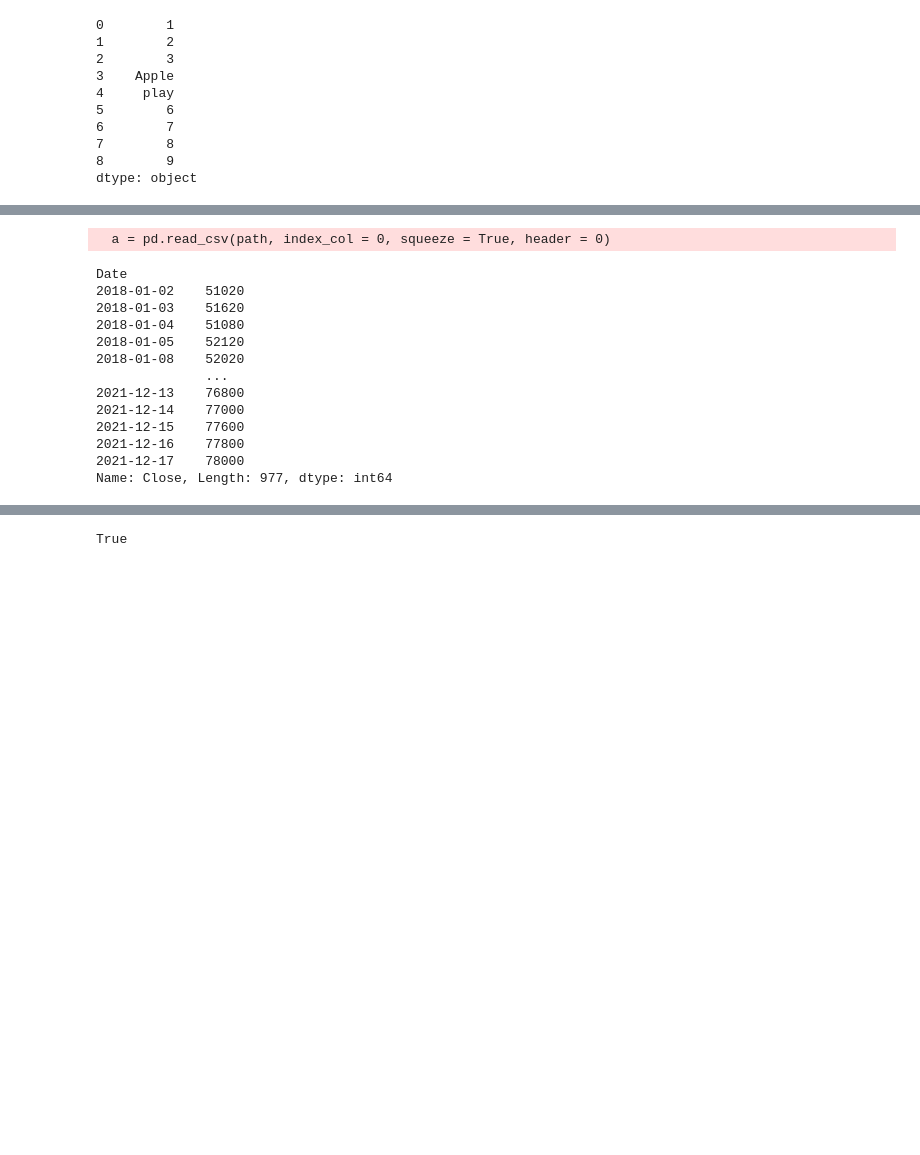
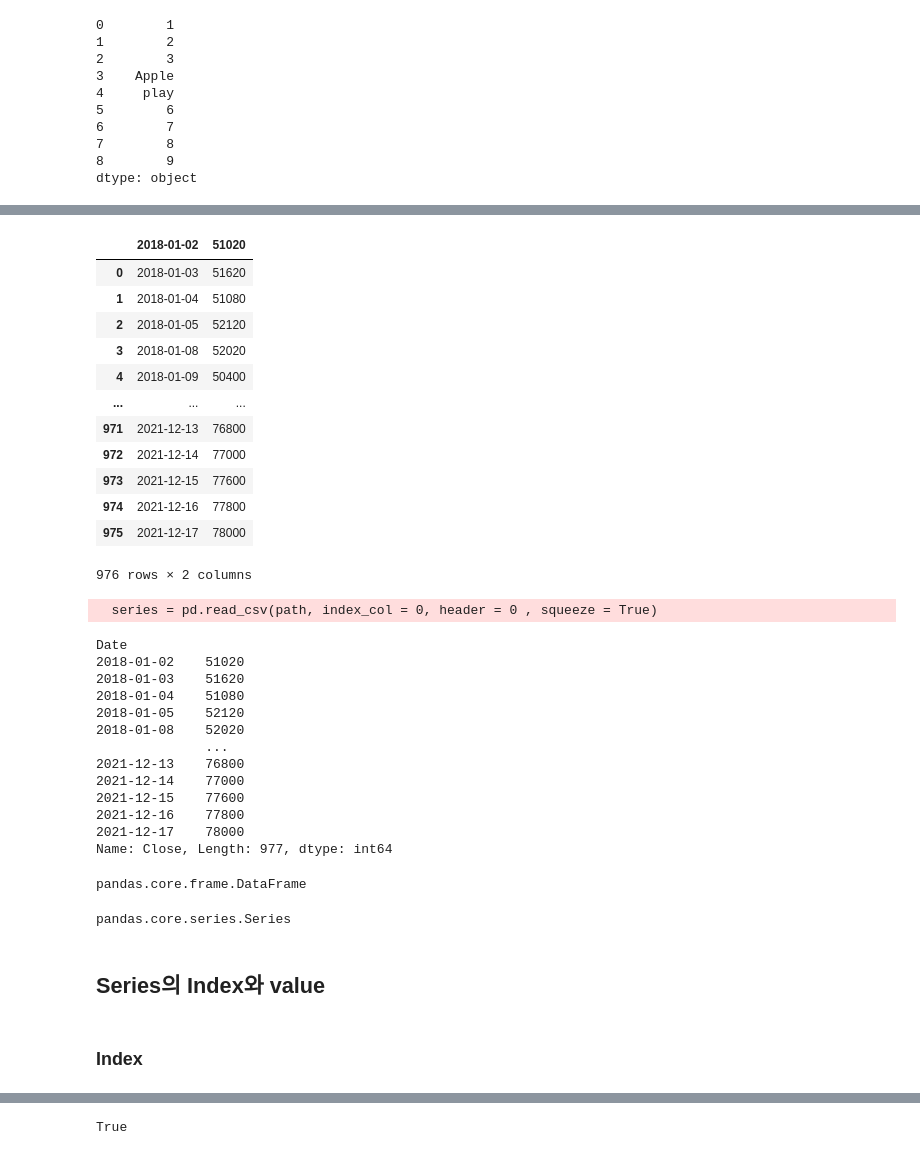
Before and after one commit to DavidEugen/study.python.start, a Jupyter notebook: pandas/Series_DataFrame.ipynb, the cells around one changed output, grey strips where cells are left out. Cells and saved outputs as stored; diff of their text form; code cells hidden in the pictures; blank space fills up the shorter version.

```diff
--- a/pandas/Series_DataFrame.ipynb
+++ b/pandas/Series_DataFrame.ipynb
@@ -53,9 +144,25 @@ seriess
+# %%
+dataFrame = pd.read_csv(path, header = 1) # 2번째 행이 Header로 쓰임
+dataFrame
+# %% [output]
+|  | 2018-01-02 | 51020 |
+| 0 | 2018-01-03 | 51620 |
+| 1 | 2018-01-04 | 51080 |
+| 2 | 2018-01-05 | 52120 |
+| 3 | 2018-01-08 | 52020 |
+| 4 | 2018-01-09 | 50400 |
+| ... | ... | ... |
+| 971 | 2021-12-13 | 76800 |
+| 972 | 2021-12-14 | 77000 |
+| 973 | 2021-12-15 | 77600 |
+| 974 | 2021-12-16 | 77800 |
+| 975 | 2021-12-17 | 78000 |
+976 rows × 2 columns
 # %%
-a = pd.read_csv(path, index_col = 0, squeeze = True, header = 0)
-
-a
+series = pd.read_csv(path, index_col = 0, header = 0 , squeeze = True)
+series
 # %% [output]
-  a = pd.read_csv(path, index_col = 0, squeeze = True, header = 0)
+  series = pd.read_csv(path, index_col = 0, header = 0 , squeeze = True)
 Date
 2018-01-02    51020
 2018-01-03    51620
@@ -69,3 +176,15 @@ Date
 2021-12-16    77800
 2021-12-17    78000
 Name: Close, Length: 977, dtype: int64
+# %%
+type(dataFrame) # squeeze 없으면 DataFrame
+# %% [output]
+pandas.core.frame.DataFrame
+# %%
+type(series)
+# %% [output]
+pandas.core.series.Series
+# %% [markdown]
+## Series의 Index와 value
+# %% [markdown]
+### Index
```
Also changed, not shown: parts of 35 cells of this notebook.
